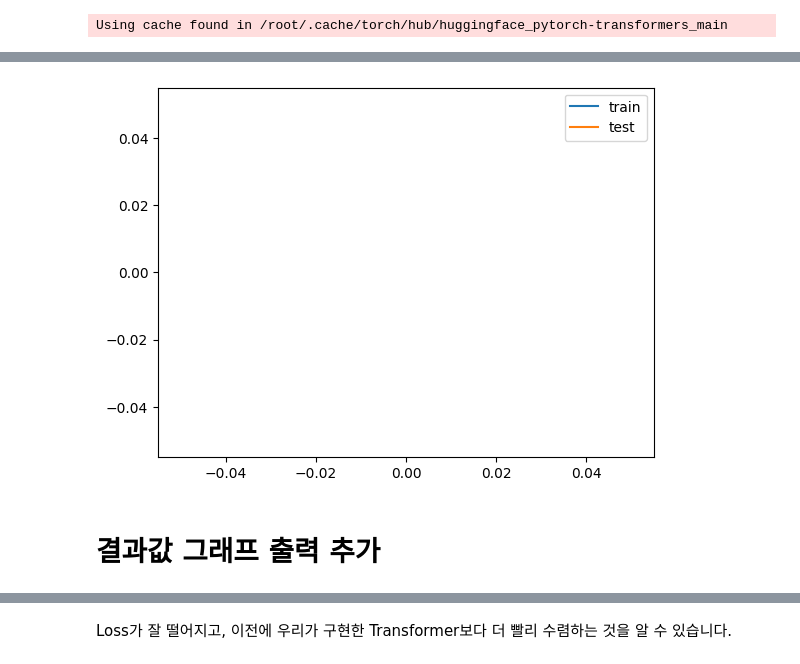
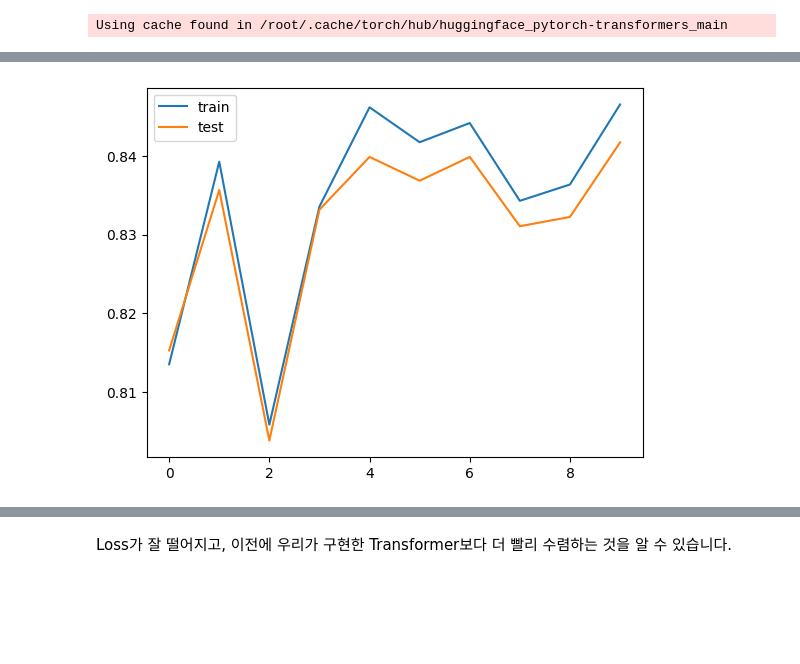
Before and after one commit to hanghae-plus-AI/AI-1-csn2506, a Jupyter notebook: week3/Chapter2_심화과제.ipynb, the cells around one changed output, grey strips where cells are left out. Drawn from its saved outputs; the diff is of its cells as text; code cells hidden in the pictures; blank space fills up the shorter version.

```diff
--- a/week3/Chapter2_심화과제.ipynb
+++ b/week3/Chapter2_심화과제.ipynb
@@ -177,6 +171,8 @@ for epoch in range(n_epochs):
     model.eval()
     train_acc = accuracy(model, train_loader)
     test_acc = accuracy(model, test_loader)
+    train_accs.append(train_acc)
+    test_accs.append(test_acc)
 
     print(f"=========> Train acc: {train_acc:.3f} | Test acc: {test_acc:.3f}")
 
@@ -205,3 +201 @@ Epoch   9 | Train Loss: 1057.946958899498
-[figure, old version]
+[figure, new version]
-# %% [markdown]
-# 결과값 그래프 출력 추가
```
Also changed, not shown: parts of 5 cells of this notebook.
